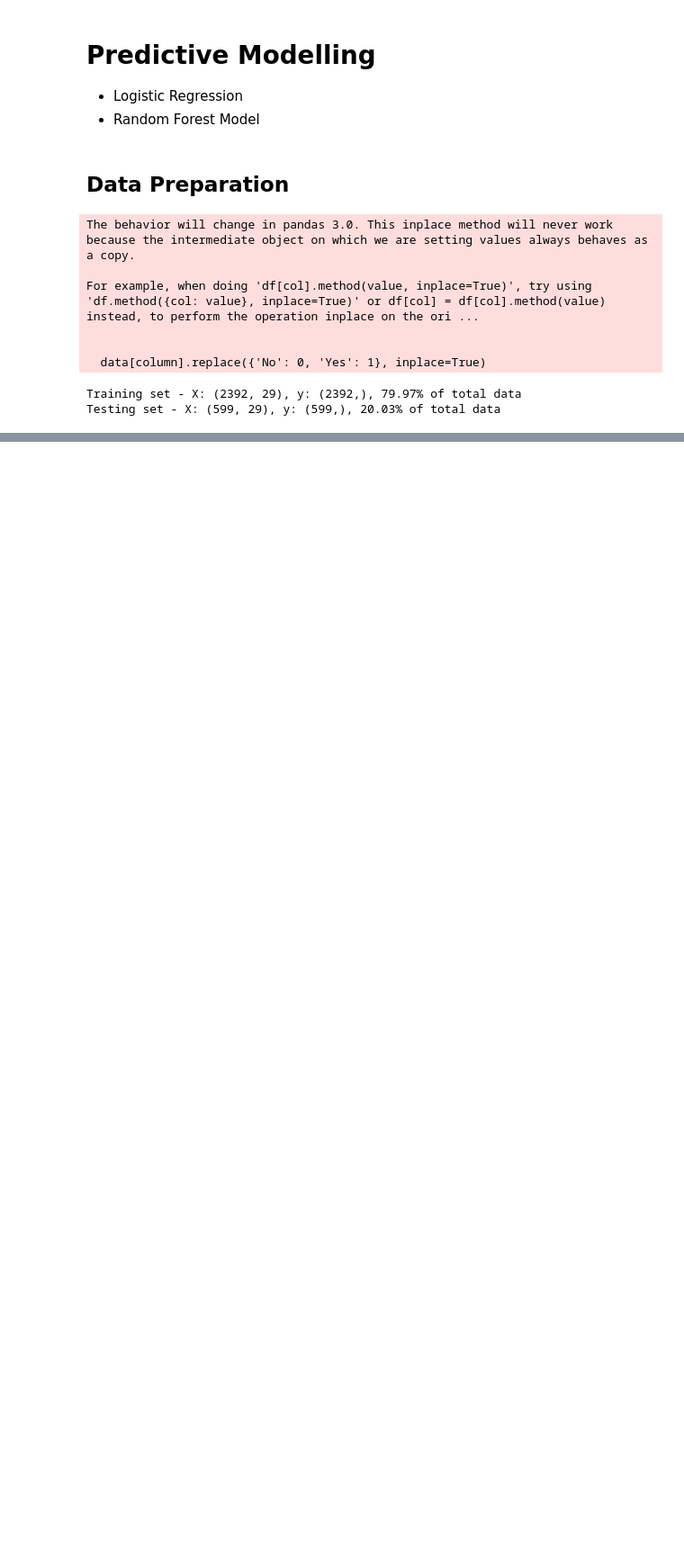
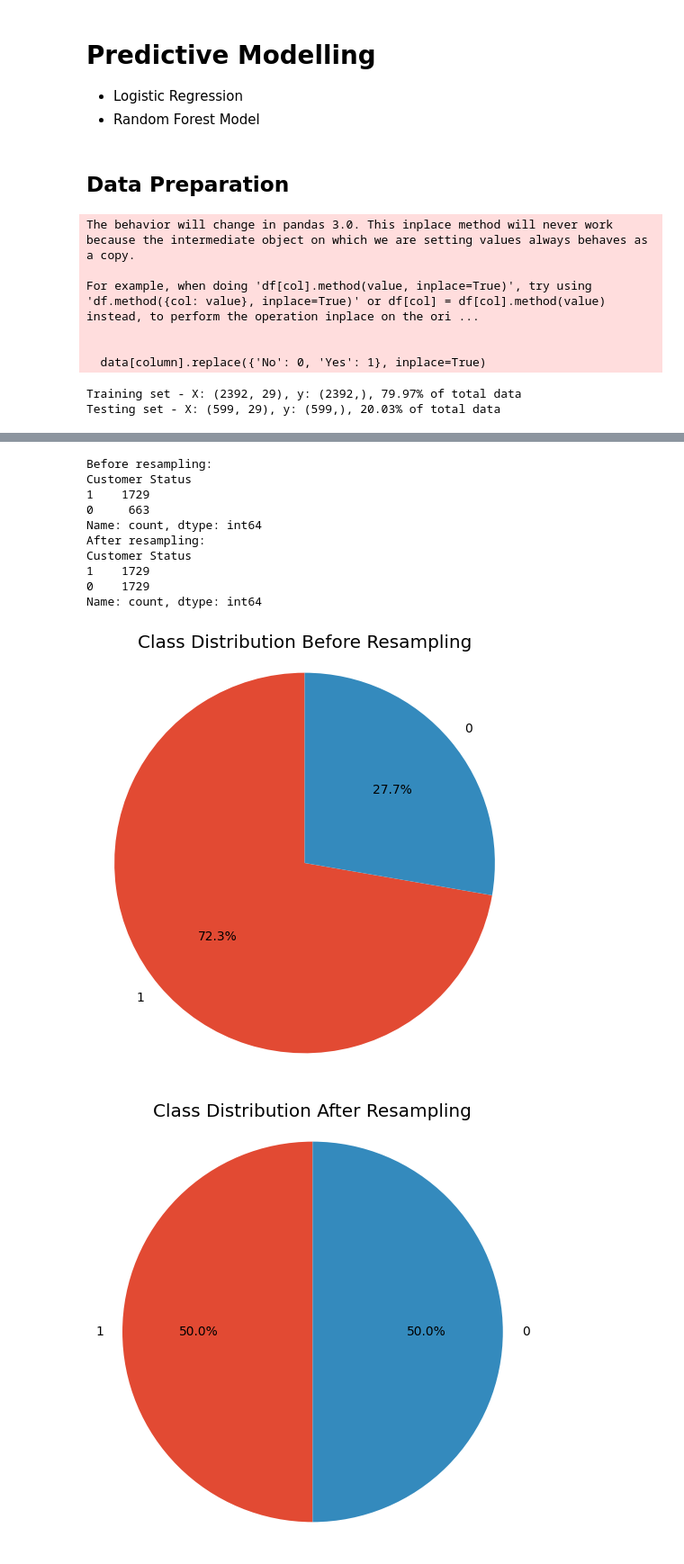
Before and after one commit to bhutto17/Telecom-Churn-Analysis, a Jupyter notebook: Telecom_Churn_Analysis.ipynb, the cells around one changed output, grey strips where cells are left out. Shown at 90% size. Saved outputs shown, nothing was run; the diff lists cells and outputs as text; code cells hidden in the pictures; blank space fills up the shorter version.

Commit message:
Resample training data using SMOTE to balance classes

```diff
--- a/Telecom_Churn_Analysis.ipynb
+++ b/Telecom_Churn_Analysis.ipynb
@@ -659,0 +662,40 @@ Testing set - X: (599, 29), y: (599,), 20.03% of total data
+# %%
+# Instantiate the SMOTE resampler
+smote = SMOTE()
+
+# Resample the training data using SMOTE
+X_train_resampled, y_train_resampled = smote.fit_resample(X_train, y_train)
+# %%
+# Print the value counts of classes in the training set
+print("Before resampling:")
+print(y_train.value_counts())
+
+print("After resampling:")
+print(y_train_resampled.value_counts())
+
+# Plot the pie chart of class distribution before resampling
+plt.figure(figsize=(6, 6))
+plt.title("Class Distribution Before Resampling")
+plt.pie(y_train.value_counts(), labels=y_train.value_counts().index, autopct='%1.1f%%', startangle=90)
+plt.axis('equal')
+plt.show()
+
+# Plot the pie chart of class distribution after resampling
+plt.figure(figsize=(6, 6))
+plt.title("Class Distribution After Resampling")
+plt.pie(y_train_resampled.value_counts(), labels=y_train_resampled.value_counts().index, autopct='%1.1f%%', startangle=90)
+plt.axis('equal')
+plt.show()
+# %% [output]
+Before resampling:
+Customer Status
+1    1729
+0     663
+Name: count, dtype: int64
+After resampling:
+Customer Status
+1    1729
+0    1729
+Name: count, dtype: int64
+[figure, added]
+[figure, added]
```
Also changed, not shown: parts of 2 cells of this notebook.
